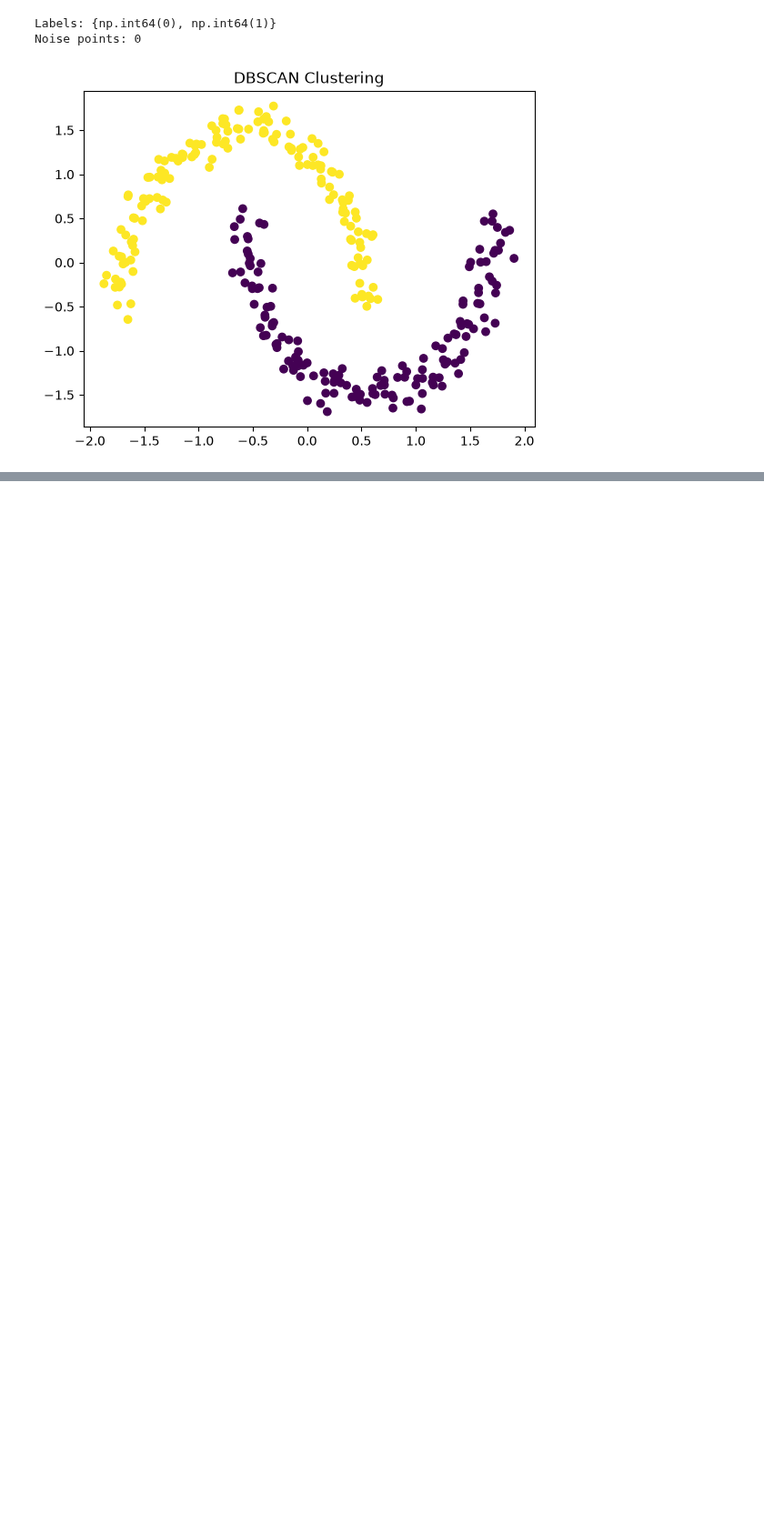
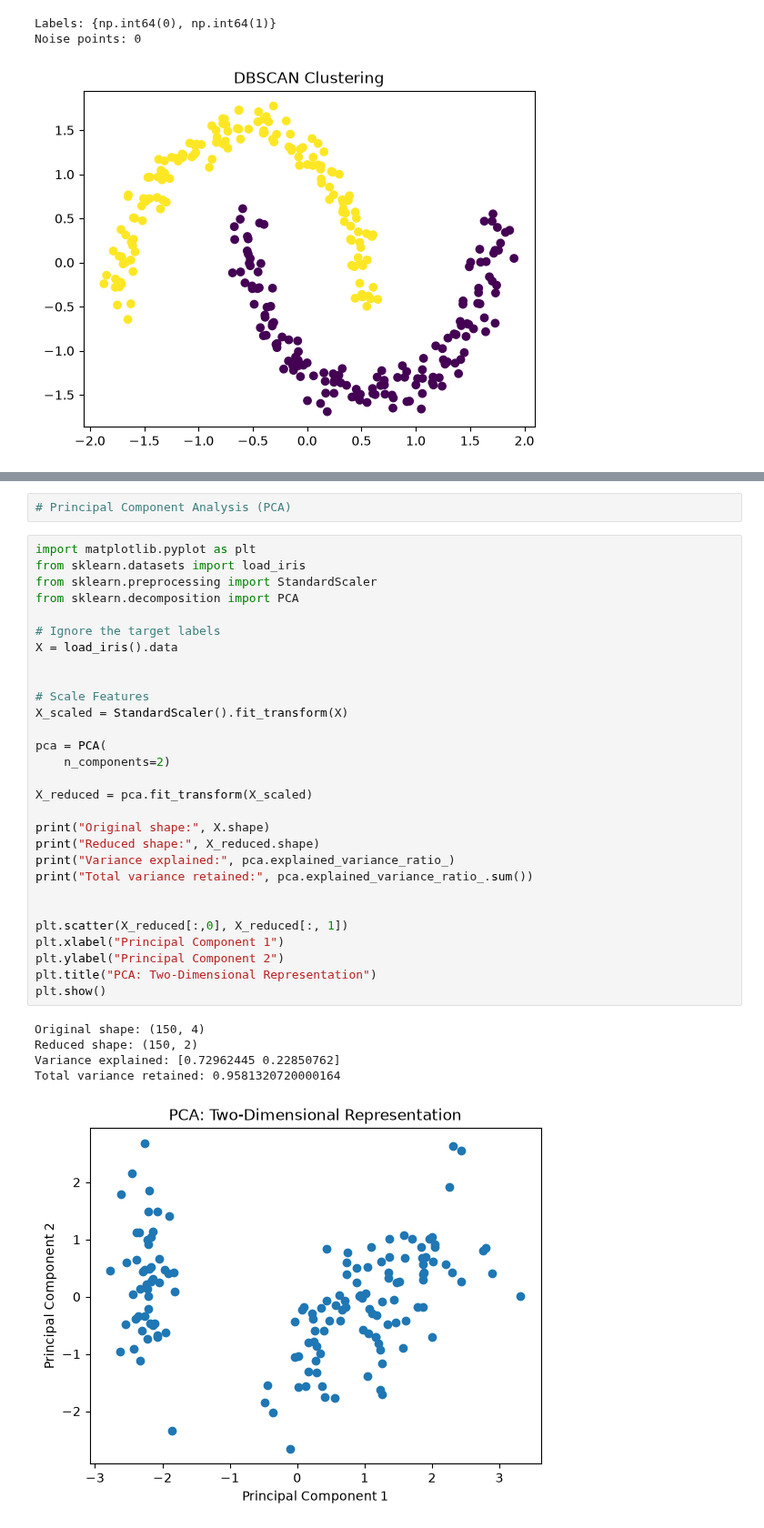
Before and after one commit to ibtisamafzal/AI-ML-NETSOL, a Jupyter notebook: 26. Unsupervised Learning/26.Unsupervised_Learning.ipynb, the cells around one changed output, grey strips where cells are left out. Shown at 91% size. Drawn from its saved outputs; the diff is of its cells as text; blank space fills up the shorter version.

```diff
--- a/26. Unsupervised Learning/26.Unsupervised_Learning.ipynb
+++ b/26. Unsupervised Learning/26.Unsupervised_Learning.ipynb
@@ -125,0 +171,37 @@ Noise points: 0
+# %%
+# Principal Component Analysis (PCA)
+# %%
+import matplotlib.pyplot as plt
+from sklearn.datasets import load_iris
+from sklearn.preprocessing import StandardScaler
+from sklearn.decomposition import PCA
+
+# Ignore the target labels
+X = load_iris().data
+
+
+# Scale Features
+X_scaled = StandardScaler().fit_transform(X)
+
+pca = PCA(
+    n_components=2)
+
+X_reduced = pca.fit_transform(X_scaled)
+
+print("Original shape:", X.shape)
+print("Reduced shape:", X_reduced.shape)
+print("Variance explained:", pca.explained_variance_ratio_)
+print("Total variance retained:", pca.explained_variance_ratio_.sum())
+
+
+plt.scatter(X_reduced[:,0], X_reduced[:, 1])
+plt.xlabel("Principal Component 1")
+plt.ylabel("Principal Component 2")
+plt.title("PCA: Two-Dimensional Representation")
+plt.show()
+# %% [output]
+Original shape: (150, 4)
+Reduced shape: (150, 2)
+Variance explained: [0.72962445 0.22850762]
+Total variance retained: 0.9581320720000164
+[figure, added]
```
Also changed, not shown: parts of 3 cells of this notebook, 1 other file.
